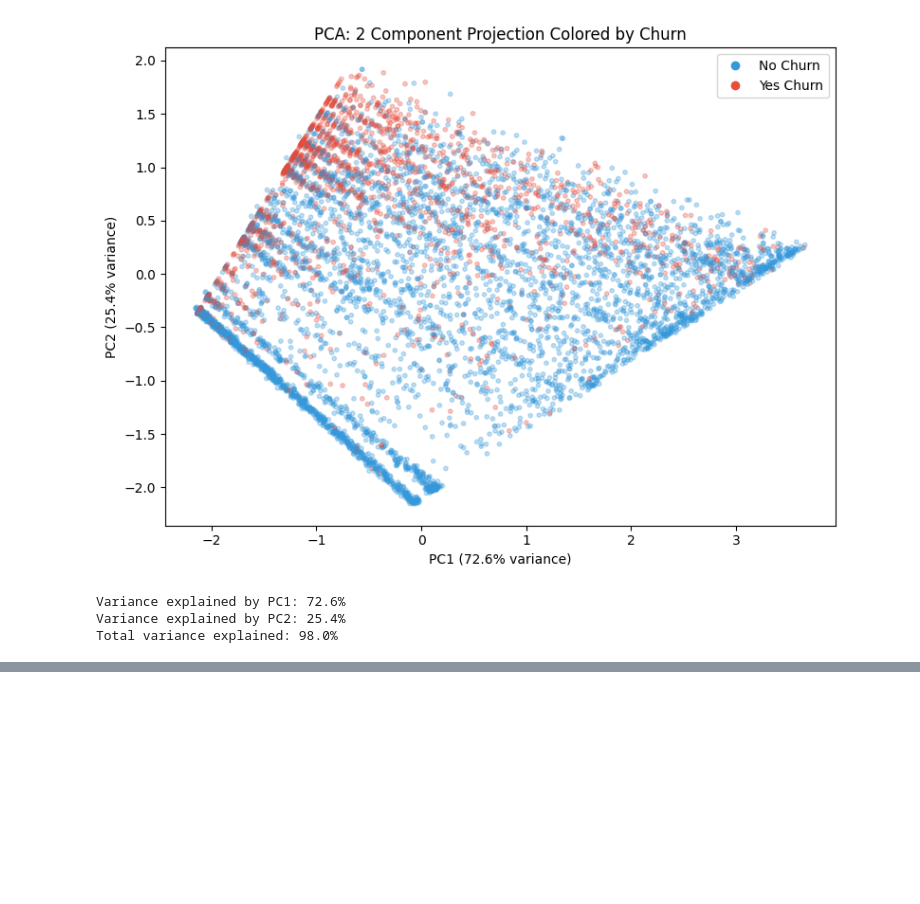
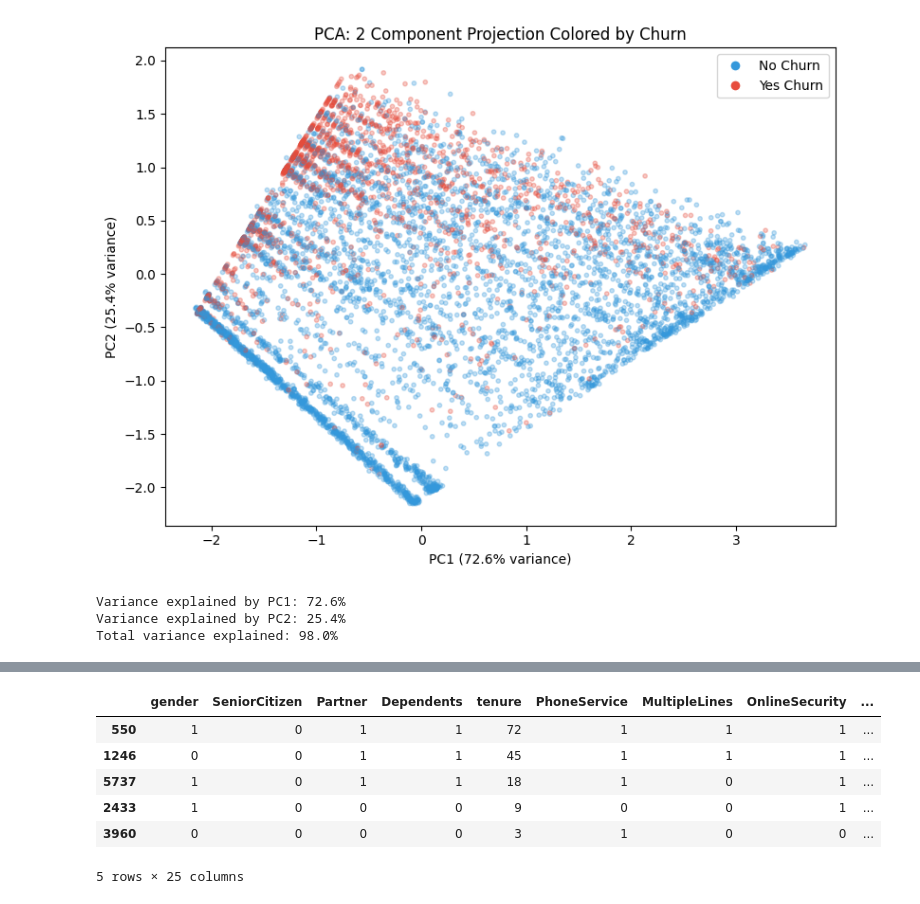
Before and after one commit to Leonanda1013/Telco-Customer-Churn, a Jupyter notebook: notebook.ipynb, the cells around one changed output, grey strips where cells are left out. Drawn from its saved outputs; the diff is of its cells as text; code cells hidden in the pictures; blank space fills up the shorter version.

```diff
--- a/notebook.ipynb
+++ b/notebook.ipynb
@@ -653,0 +686,3 @@ Total variance explained: 98.0%
+# %%
+for col in df.columns:
+    print(f"{col}: {df[col].unique()}")
@@ -653,0 +707,37 @@ Total variance explained: 98.0%
+# %%
+binary_map = {
+    'gender':           {'Female': 0, 'Male': 1},
+    'SeniorCitizen':    {'No': 0, 'Yes': 1},
+    'Partner':          {'No': 0, 'Yes': 1},
+    'Dependents':       {'No': 0, 'Yes': 1},
+    'PhoneService':     {'No': 0, 'Yes': 1},
+    'PaperlessBilling': {'No': 0, 'Yes': 1},
+    'Churn':            {'No': 0, 'Yes': 1},
+}
+for col, mapping in binary_map.items():
+    df[col] = df[col].map(mapping)
+
+df['MultipleLines'] = df['MultipleLines'].map({
+    'No phone service': 0,
+    'No': 0,
+    'Yes': 1
+})
+
+internet_addon_cols = [
+    'OnlineSecurity', 'OnlineBackup', 'DeviceProtection',
+    'TechSupport', 'StreamingTV', 'StreamingMovies'
+]
+addon_map = {'No internet service': 0, 'No': 0, 'Yes': 1}
+for col in internet_addon_cols:
+    df[col] = df[col].map(addon_map)
+
+df['Contract'] = df['Contract'].map({
+    'Month-to-month': 0,
+    'One year': 1,
+    'Two year': 2
+})
+
+df = pd.get_dummies(df, columns=['InternetService', 'PaymentMethod'], dtype=int)
+
+print(df.dtypes)
+print(df.head())
@@ -653,0 +762,10 @@ Total variance explained: 98.0%
+# %%
+df.head()
+# %% [output]
+|  | gender | SeniorCitizen | Partner | Dependents | tenure | PhoneService | MultipleLines | OnlineSecurity | ... |
+| 550 | 1 | 0 | 1 | 1 | 72 | 1 | 1 | 1 | ... |
+| 1246 | 0 | 0 | 1 | 1 | 45 | 1 | 1 | 1 | ... |
+| 5737 | 1 | 0 | 1 | 1 | 18 | 1 | 0 | 1 | ... |
+| 2433 | 1 | 0 | 0 | 0 | 9 | 0 | 0 | 1 | ... |
+| 3960 | 0 | 0 | 0 | 0 | 3 | 1 | 0 | 0 | ... |
+5 rows × 25 columns
```
Also changed, not shown: parts of 9 cells of this notebook.
